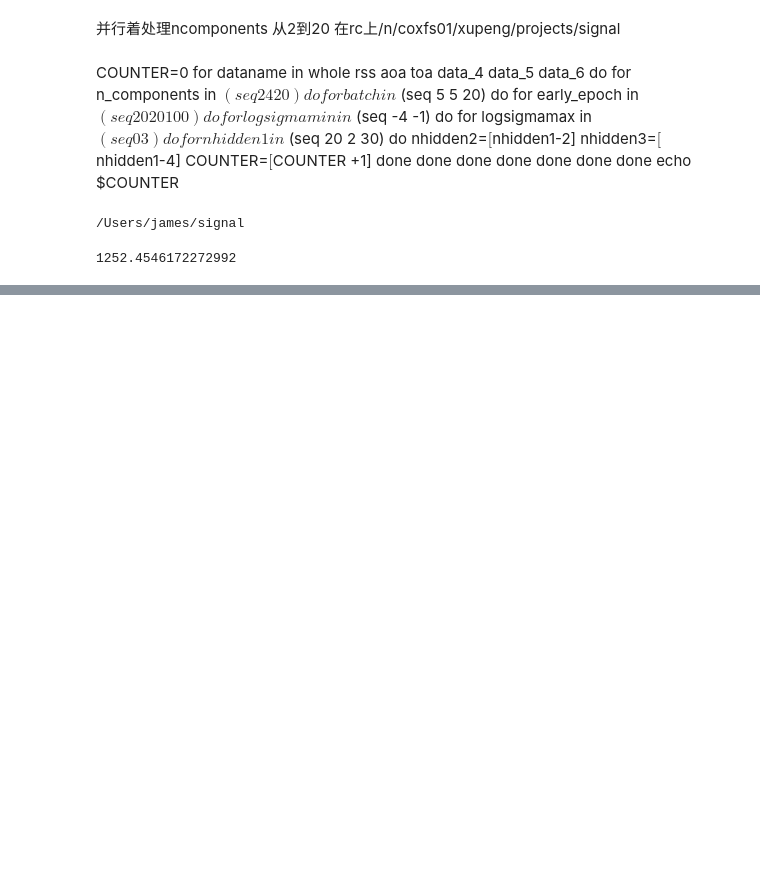
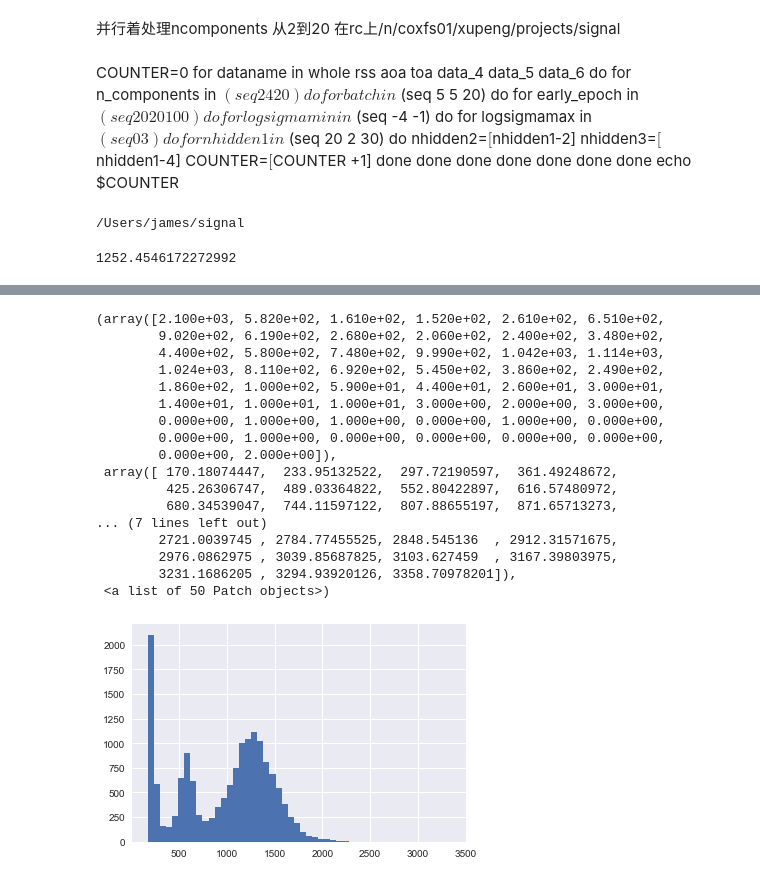
Before and after one commit to james20141606/Signal, a Jupyter notebook: jupyter/main_MDN_test_parameter.ipynb, the cells around one changed output, grey strips where cells are left out. Drawn from its saved outputs; the diff is of its cells as text; code cells hidden in the pictures; blank space fills up the shorter version.

```diff
--- a/jupyter/main_MDN_test_parameter.ipynb
+++ b/jupyter/main_MDN_test_parameter.ipynb
@@ -710,0 +710,23 @@ plot(rmsesss)
+# %%
+rmsess = np.loadtxt('rmses.txt',dtype='str')
+# %%
+hist(rmsess[:,1].astype('float'),bins=50)
+# %% [output]
+(array([2.100e+03, 5.820e+02, 1.610e+02, 1.520e+02, 2.610e+02, 6.510e+02,
+        9.020e+02, 6.190e+02, 2.680e+02, 2.060e+02, 2.400e+02, 3.480e+02,
+        4.400e+02, 5.800e+02, 7.480e+02, 9.990e+02, 1.042e+03, 1.114e+03,
+        1.024e+03, 8.110e+02, 6.920e+02, 5.450e+02, 3.860e+02, 2.490e+02,
+        1.860e+02, 1.000e+02, 5.900e+01, 4.400e+01, 2.600e+01, 3.000e+01,
+        1.400e+01, 1.000e+01, 1.000e+01, 3.000e+00, 2.000e+00, 3.000e+00,
+        0.000e+00, 1.000e+00, 1.000e+00, 0.000e+00, 1.000e+00, 0.000e+00,
+        0.000e+00, 1.000e+00, 0.000e+00, 0.000e+00, 0.000e+00, 0.000e+00,
+        0.000e+00, 2.000e+00]),
+ array([ 170.18074447,  233.95132522,  297.72190597,  361.49248672,
+         425.26306747,  489.03364822,  552.80422897,  616.57480972,
+         680.34539047,  744.11597122,  807.88655197,  871.65713273,
+... (7 lines left out)
+        2721.0039745 , 2784.77455525, 2848.545136  , 2912.31571675,
+        2976.0862975 , 3039.85687825, 3103.627459  , 3167.39803975,
+        3231.1686205 , 3294.93920126, 3358.70978201]),
+ <a list of 50 Patch objects>)
+[figure, added]
```
Also changed, not shown: parts of 68 cells of this notebook, 33 other files.
